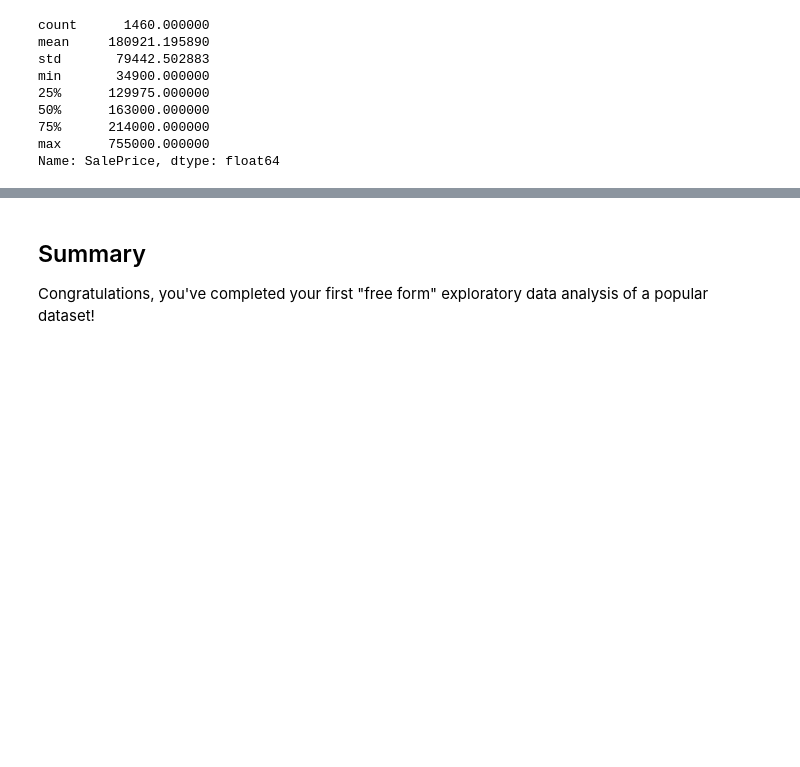
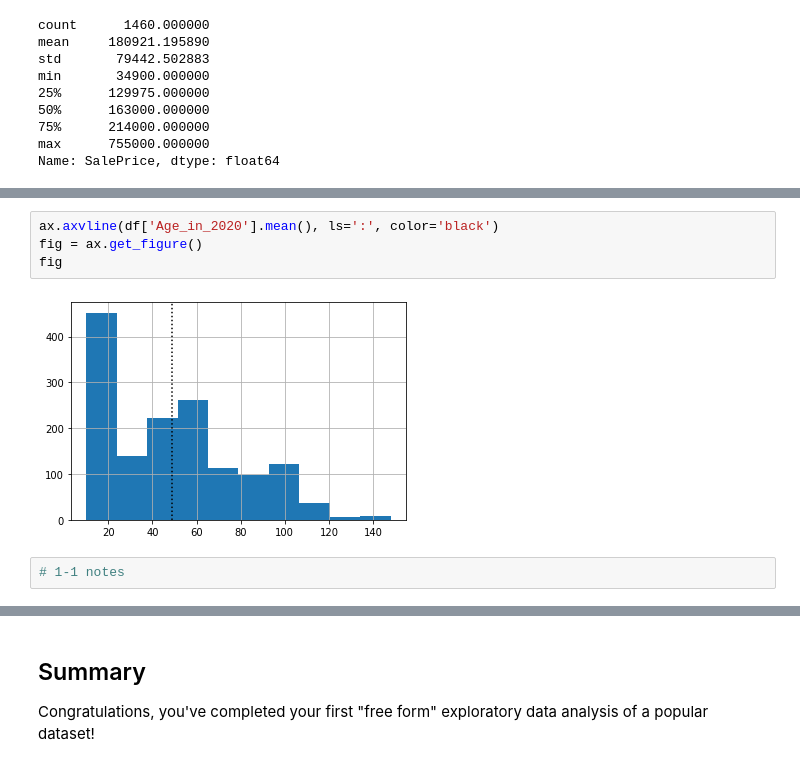
Before and after one commit to cristinamtown/dsc-project-eda-with-pandas-onl01-dtsc-pt-041320, a Jupyter notebook: index.ipynb, the cells around one changed output, grey strips where cells are left out. Drawn from its saved outputs; the diff is of its cells as text; blank space fills up the shorter version.

```diff
--- a/index.ipynb
+++ b/index.ipynb
@@ -193,0 +189,8 @@ Text(0.7, 755000, 'True Maximum: 755000.00')
+# %%
+ax.axvline(df['Age_in_2020'].mean(), ls=':', color='black')
+fig = ax.get_figure()
+fig
+# %% [output]
+[figure, added]
+# %%
+# 1-1 notes
```
Also changed, not shown: parts of 10 cells of this notebook.
